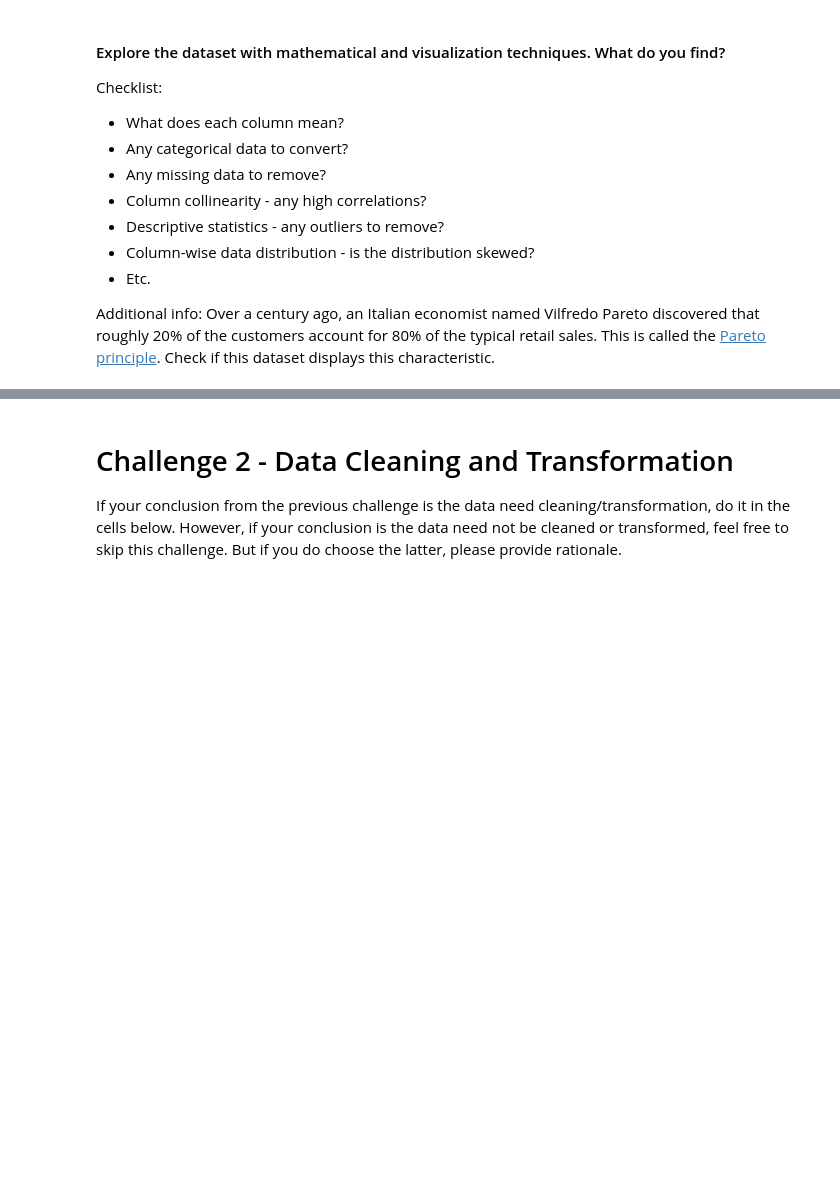
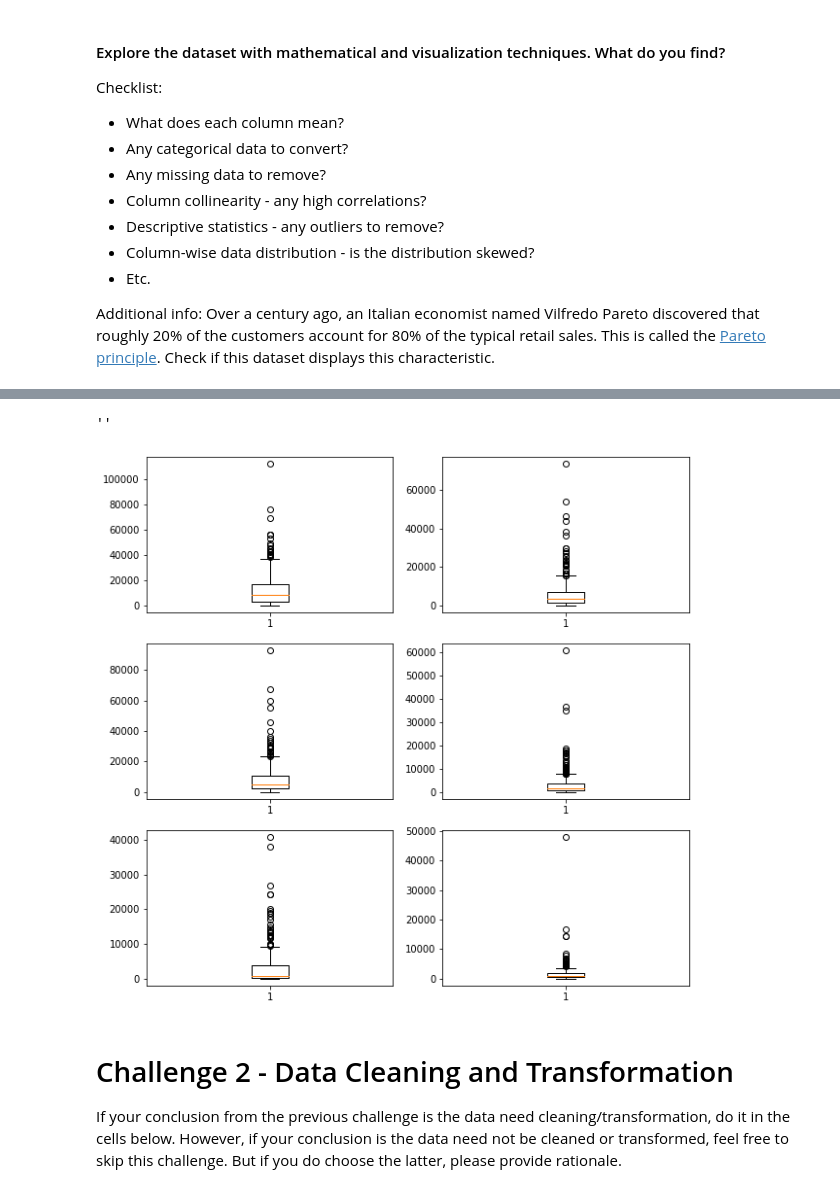
Before and after one commit to CristopherRL/dataptmad1019, a Jupyter notebook: module-3/lab-unsupervised-learning/your-code/main.ipynb, the cells around one changed output, grey strips where cells are left out. Saved outputs shown, nothing was run; the diff lists cells and outputs as text; code cells hidden in the pictures; blank space fills up the shorter version.

```diff
--- a/module-3/lab-unsupervised-learning/your-code/main.ipynb
+++ b/module-3/lab-unsupervised-learning/your-code/main.ipynb
@@ -41,0 +88,12 @@ Additional info: Over a century ago, an Italian economist named Vilfredo Pareto
+# %%
+fig, axes = plt.subplots(ncols=2, nrows=3, figsize=(10,10))
+axes[0][0].boxplot(customers.Fresh,)
+axes[0][1].boxplot(customers.Milk)
+axes[1][0].boxplot(customers.Grocery)
+axes[1][1].boxplot(customers.Frozen)
+axes[2][0].boxplot(customers.Detergents_Paper)
+axes[2][1].boxplot(customers.Delicassen)
+;
+# %% [output]
+''
+[figure, added]
```
Also changed, not shown: parts of 12 cells of this notebook.
